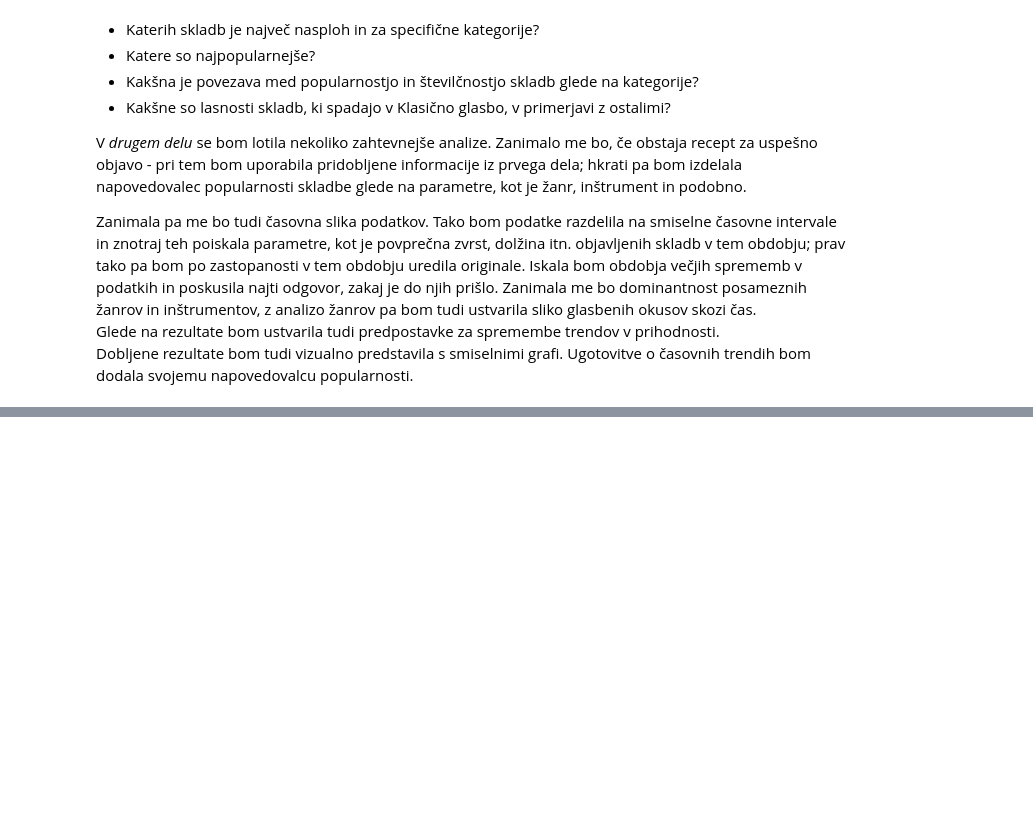
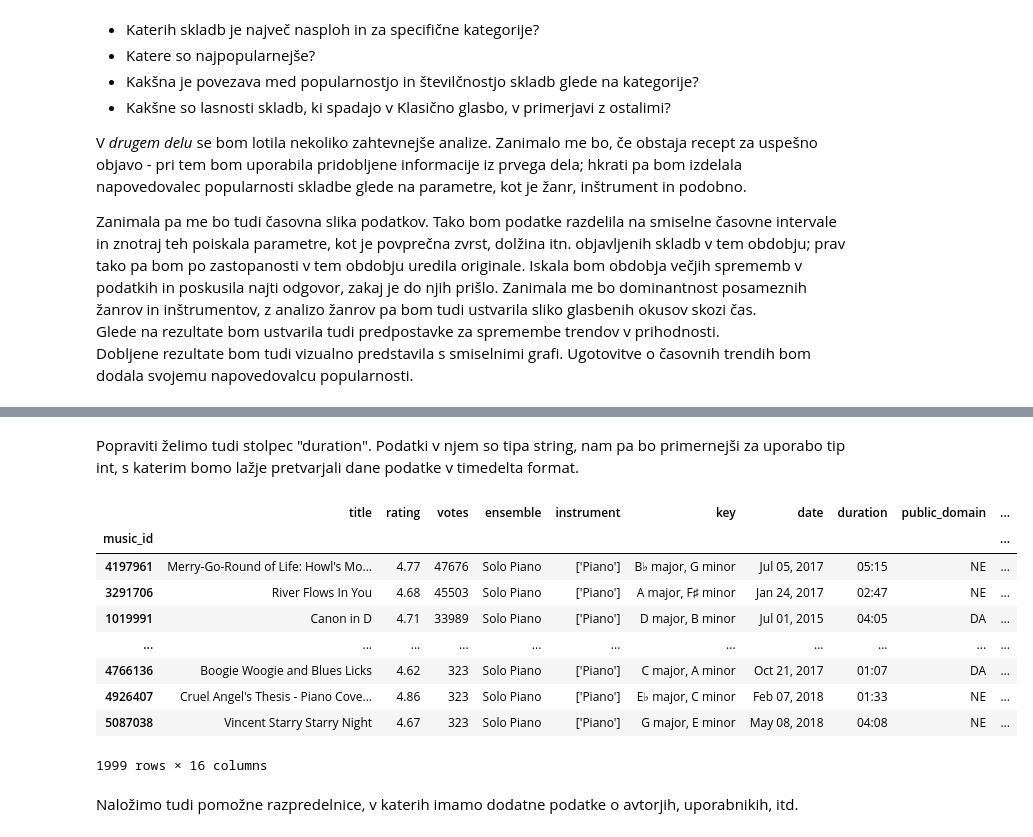
Before and after one commit to klara-stantic/Prog1-projektna, a Jupyter notebook: analiza_podatkov.ipynb, the cells around one changed output, grey strips where cells are left out. Drawn from its saved outputs; the diff is of its cells as text; code cells hidden in the pictures; blank space fills up the shorter version.

```diff
--- a/analiza_podatkov.ipynb
+++ b/analiza_podatkov.ipynb
@@ -20,0 +75,29 @@ Ugotovitve o časovnih trendih bom dodala svojemu napovedovalcu popularnosti.
+# %% [markdown]
+Popraviti želimo tudi stolpec "duration". Podatki v njem so tipa string, nam pa bo primernejši za uporabo tip int, s katerim bomo lažje pretvarjali dane podatke v timedelta format.
+# %%
+# Pretvorba v sekunde, ki ulovi primere, ko nimamo podatkov
+def convert_to_seconds(duration):
+    if pd.isna(duration) or not isinstance(duration, str):
+        return None
+    parts = duration.split(':')
+    if len(parts) == 2:
+        try:
+            minutes, seconds = map(int, parts)
+            return minutes * 60 + seconds
+        except ValueError:
+            return None
+    return None
+
+music['duration_seconds'] = music['duration'].apply(convert_to_seconds)
+music
+# %% [output]
+|  | title | rating | votes | ensemble | instrument | key | date | duration | public_domain | ... |
+| music_id |  |  |  |  |  |  |  |  |  | ... |
+| 4197961 | Merry-Go-Round of Life: Howl's Mo... | 4.77 | 47676 | Solo Piano | ['Piano'] | B♭ major, G minor | Jul 05, 2017 | 05:15 | NE | ... |
+| 3291706 | River Flows In You | 4.68 | 45503 | Solo Piano | ['Piano'] | A major, F♯ minor | Jan 24, 2017 | 02:47 | NE | ... |
+| 1019991 | Canon in D | 4.71 | 33989 | Solo Piano | ['Piano'] | D major, B minor | Jul 01, 2015 | 04:05 | DA | ... |
+| ... | ... | ... | ... | ... | ... | ... | ... | ... | ... | ... |
+| 4766136 | Boogie Woogie and Blues Licks | 4.62 | 323 | Solo Piano | ['Piano'] | C major, A minor | Oct 21, 2017 | 01:07 | DA | ... |
+| 4926407 | Cruel Angel's Thesis - Piano Cove... | 4.86 | 323 | Solo Piano | ['Piano'] | E♭ major, C minor | Feb 07, 2018 | 01:33 | NE | ... |
+| 5087038 | Vincent Starry Starry Night | 4.67 | 323 | Solo Piano | ['Piano'] | G major, E minor | May 08, 2018 | 04:08 | NE | ... |
+1999 rows × 16 columns
@@ -20,0 +106,2 @@ Ugotovitve o časovnih trendih bom dodala svojemu napovedovalcu popularnosti.
+# %% [markdown]
+Naložimo tudi pomožne razpredelnice, v katerih imamo dodatne podatke o avtorjih, uporabnikih, itd.
```
Also changed, not shown: parts of 14 cells of this notebook.
